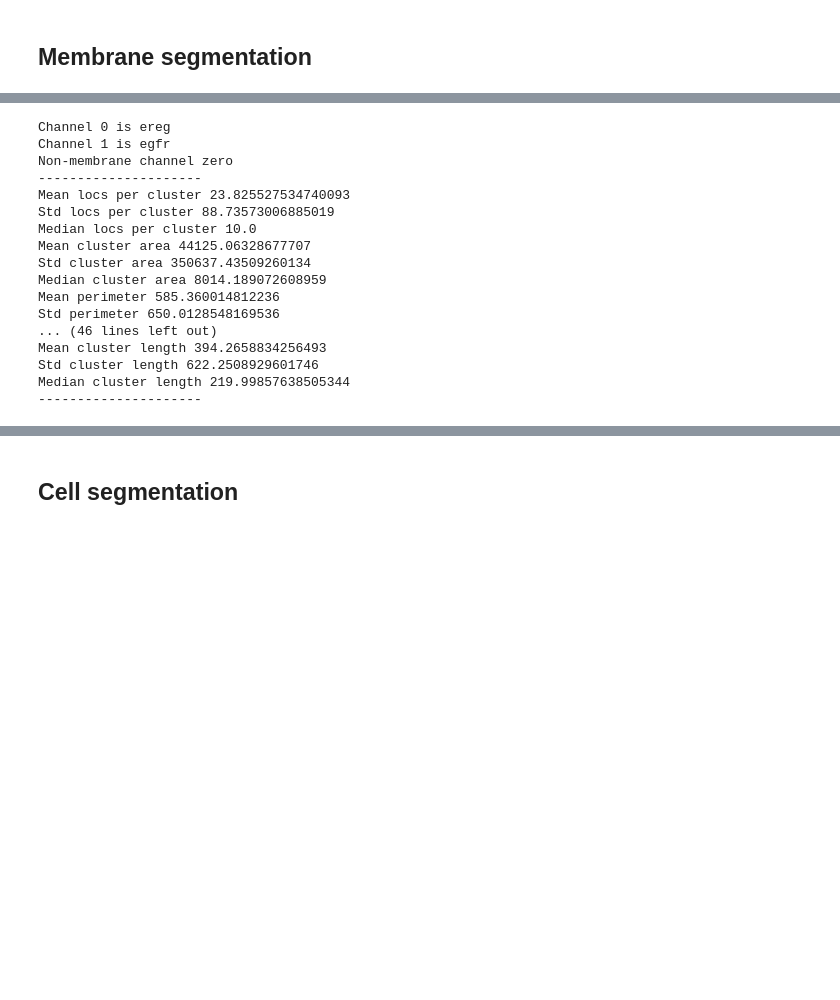
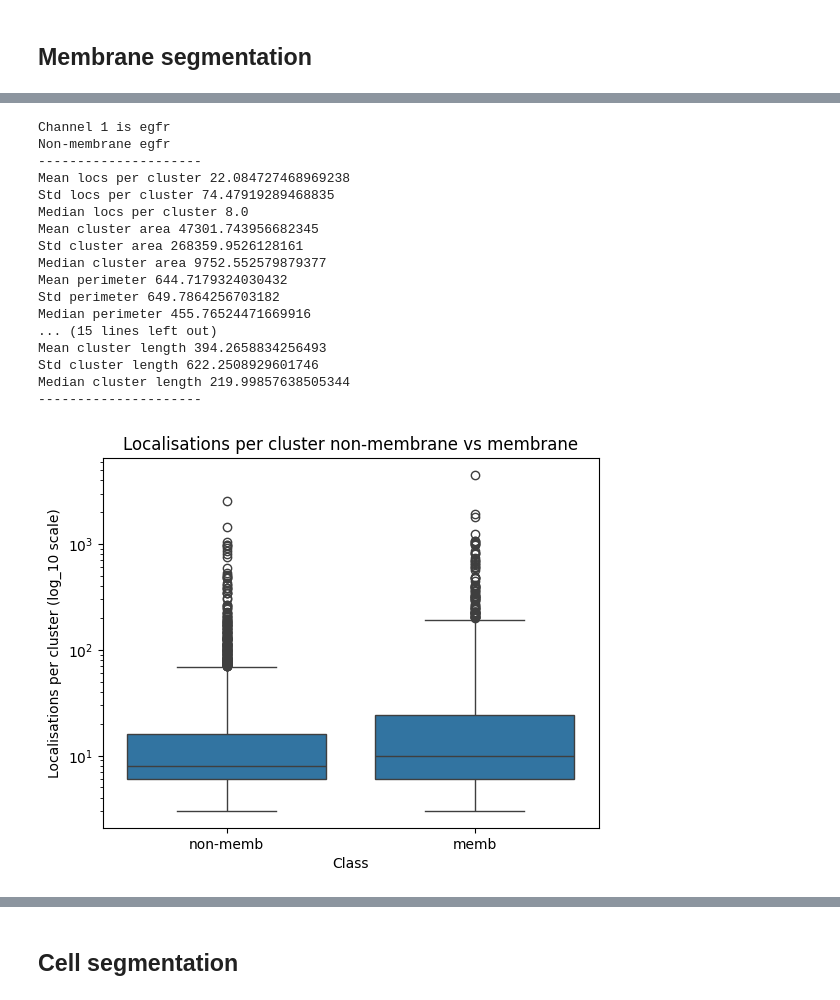
Before and after one commit to oubino/locpix, a Jupyter notebook: examples/c15_data_ds_analysis/analysis.ipynb, the cells around one changed output, grey strips where cells are left out. Drawn from its saved outputs; the diff is of its cells as text; code cells hidden in the pictures; blank space fills up the shorter version.

```diff
--- a/examples/c15_data_ds_analysis/analysis.ipynb
+++ b/examples/c15_data_ds_analysis/analysis.ipynb
@@ -202,48 +207,71 @@ for file in files:
 # %%
-print(f"Channel 0 is {item.chan_2_label(0)}")
 print(f"Channel 1 is {item.chan_2_label(1)}")
 
 # Cluster for only non-membrane proteins
 non_memb_df = item.df.filter(pl.col("gt_label") == 0)
-non_memb_chan_zero_arr = non_memb_df.filter(pl.col("channel") == 0)
+#non_memb_chan_zero_arr = non_memb_df.filter(pl.col("channel") == 0)
 non_memb_chan_one_arr = non_memb_df.filter(pl.col("channel") == 1)
-print("Non-membrane channel zero")
+#print("Non-membrane channel zero")
+#print("---------------------")
+#cluster(non_memb_chan_zero_arr, eps, min_samples)
+#print("---------------------")
+print(f"Non-membrane {item.chan_2_label(1)}")
 print("---------------------")
-cluster(non_memb_chan_zero_arr, eps, min_samples)
-print("---------------------")
-print("Non-membrane channel one")
-print("---------------------")
-cluster(non_memb_chan_one_arr, eps, min_samples)
+results = cluster(non_memb_chan_one_arr, eps, min_samples)
+locs_per_cluster_non_memb, cluster_area_non_memb = results[-2:]
 print("---------------------")
 
 
 # Cluster for only non-membrane proteins
 memb_df = item.df.filter(pl.col("gt_label") == 1)
-memb_chan_zero_arr = memb_df.filter(pl.col("channel") == 0)
+#memb_chan_zero_arr = memb_df.filter(pl.col("channel") == 0)
 memb_chan_one_arr = memb_df.filter(pl.col("channel") == 1)
-print("Membrane channel zero")
+#print("Membrane channel zero")
+#print("---------------------")
+#cluster(memb_chan_zero_arr, eps, min_samples)
+#print("---------------------")
+print(f"Membrane {item.chan_2_label(1)}")
 print("---------------------")
-cluster(memb_chan_zero_arr, eps, min_samples)
+results = cluster(memb_chan_one_arr, eps, min_samples)
+locs_per_cluster_memb, cluster_area_memb = results[-2:]
 print("---------------------")
-print("Membrane channel one")
-print("---------------------")
-cluster(memb_chan_one_arr, eps, min_samples)
-print("---------------------")
+
+# Boxplots
+data = {
+    'locs_per_cluster': np.concatenate((locs_per_cluster_non_memb ,locs_per_cluster_memb)),
+    'cluster_area': np.concatenate((cluster_area_non_memb, cluster_area_memb)),
+    'class': ['non-memb'] * len(locs_per_cluster_non_memb) + ['memb'] * len(locs_per_cluster_memb)
+}
+
+df = pd.DataFrame(data)
+
+# Create the boxplot
+sns.boxplot(x='class', y='locs_per_cluster', data=df, log_scale=True)
+plt.ylabel("Localisations per cluster (log_10 scale)")
+plt.xlabel("Class")
+plt.title('Localisations per cluster non-membrane vs membrane')
+plt.show()
+sns.boxplot(x='class', y='cluster_area', data=df, log_scale=True)
+plt.ylabel("Cluster area (log_10 scale)")
+plt.xlabel("Class")
+plt.title('Cluster area non-membrane vs membrane')
+plt.show()
 # %% [output]
-Channel 0 is ereg
 Channel 1 is egfr
-Non-membrane channel zero
+Non-membrane egfr
 ---------------------
-Mean locs per cluster 23.825527534740093
-Std locs per cluster 88.73573006885019
-Median locs per cluster 10.0
-Mean cluster area 44125.06328677707
-Std cluster area 350637.43509260134
-Median cluster area 8014.189072608959
-Mean perimeter 585.360014812236
-Std perimeter 650.0128548169536
-... (46 lines left out)
+Mean locs per cluster 22.084727468969238
+Std locs per cluster 74.47919289468835
+Median locs per cluster 8.0
+Mean cluster area 47301.743956682345
+Std cluster area 268359.9526128161
+Median cluster area 9752.552579879377
+Mean perimeter 644.7179324030432
+Std perimeter 649.7864256703182
+Median perimeter 455.76524471669916
+... (15 lines left out)
 Mean cluster length 394.2658834256493
 Std cluster length 622.2508929601746
 Median cluster length 219.99857638505344
 ---------------------
+[figure, added]
```
Also changed, not shown: parts of 8 cells of this notebook.
